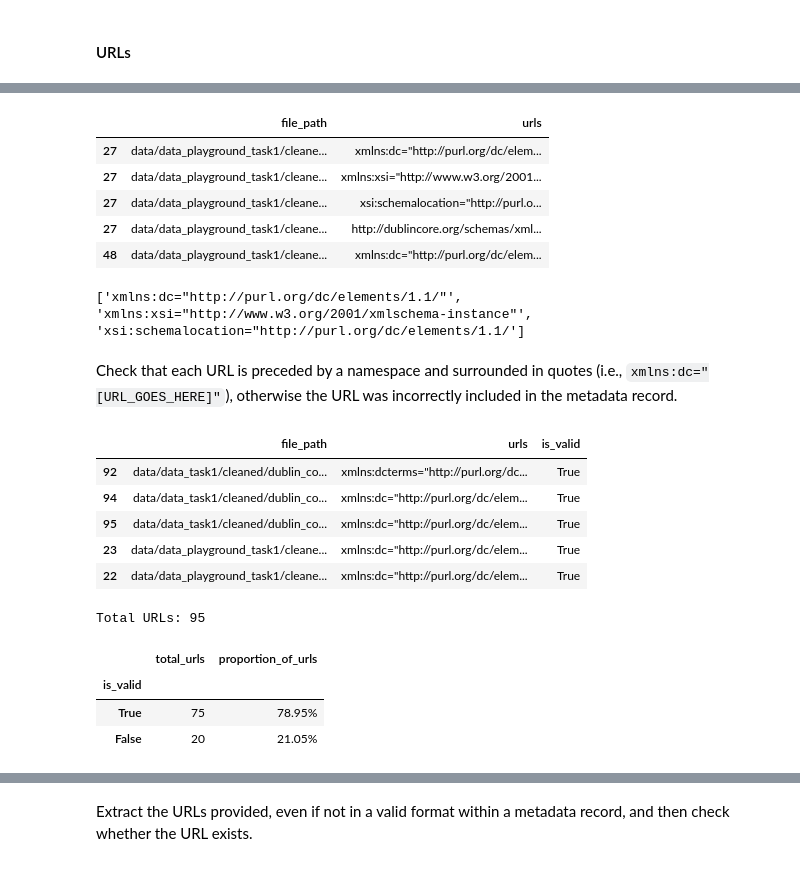
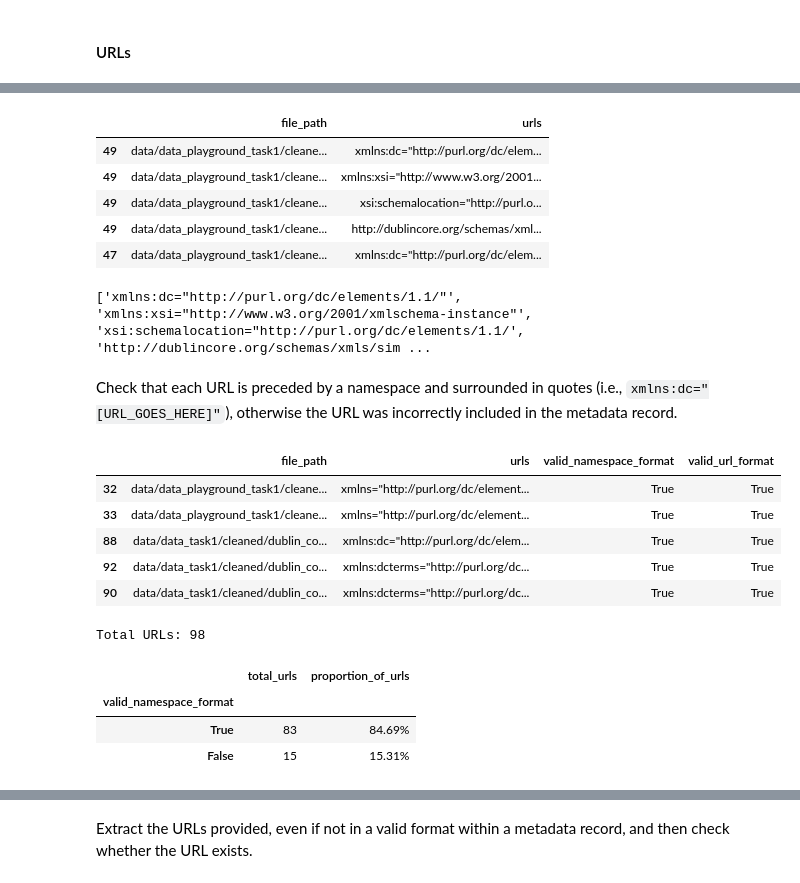
Before and after one commit to thegoose20/lada-eval, a Jupyter notebook: evaluation-completeness.ipynb, the cells around one changed output, grey strips where cells are left out. Cells and saved outputs as stored; diff of their text form; code cells hidden in the pictures.

```diff
--- a/evaluation-completeness.ipynb
+++ b/evaluation-completeness.ipynb
@@ -89,22 +86,7 @@ Total Dublin Core TXT files: 107
 # %% [markdown]
 Check for empty metadata fields.
 # %%
-empty = re.compile('<[a-z:]+>\s*</[a-z:]+>|<[a-z:]+>[a-z ]*(unknown|none|na|\"\"|\?|not specified)</[a-z:]+>|<[a-z:]+ [a-z\="]+>[a-z ]*(unknown|none|na|\"\"|\?|\s*|not specified)</[a-z]+>')
+empty = re.compile('(<[a-z]+:[a-z]+>|<[a-z=" ]+>)((unknown|none|na|""|\?|not specified|\n|)|[^<>]+(not specified|unknown))(</[a-z]+:[a-z]+>|</[a-z]+>)')
 # %%
-files_with_empty, empty_fields_per_file, fields_per_file = [], [], []
-for file_path in dublin_file_paths:
-    with open(file_path, "r") as f:
-        f_string = f.read().lower()
-        # Look for empty fields in the file
-        is_empty = re.finditer(empty, f_string)
-        # Save the empty fields, including the opening and closing tags and any text in between
-        empty_fields = [field[0] for field in is_empty]
-        fields_per_file += [empty_fields]
-        # Save the file path to the XML version of the file
-        file_path.replace(".txt", ".xml")
-        files_with_empty += [file_path]
-        # Save the number of empty fields in the file
-        empty_fields_per_file += [len(empty_fields)]
-        f.close()
-print(sum(empty_fields_per_file), "empty field(s) in", len(files_with_empty), "files found.")
+files_with_empty, empty_fields_per_file, fields_per_file = utils.findEmptyFields(empty, dublin_file_paths)
 # %% [output]
@@ -309,5 +322,5 @@ Check that URLs are well-formed and that they exist.
 # %%
-url_pattern = re.compile('[a-z]+:[a-z]+=[^>]+( [^>])*(?=>)')
+url_pattern = re.compile('([a-z]+ns:[a-z]+|[a-z]+ns)=[^>]+( [^>])*(?=>)')
 # %%
 # Find all the URLs
 files_with_urls, url_count_per_file, urls_per_file = [], [], []
@@ -359,17 +369,18 @@ url_df_exploded = url_df.explode("urls").drop(columns=["url_count"])
 url_df_exploded.head()
 # %% [output]
 |  | file_path | urls |
-| 27 | data/data_playground_task1/cleane... | xmlns:dc="http://purl.org/dc/elem... |
-| 27 | data/data_playground_task1/cleane... | xmlns:xsi="http://www.w3.org/2001... |
-| 27 | data/data_playground_task1/cleane... | xsi:schemalocation="http://purl.o... |
-| 27 | data/data_playground_task1/cleane... | http://dublincore.org/schemas/xml... |
-| 48 | data/data_playground_task1/cleane... | xmlns:dc="http://purl.org/dc/elem... |
+| 49 | data/data_playground_task1/cleane... | xmlns:dc="http://purl.org/dc/elem... |
+| 49 | data/data_playground_task1/cleane... | xmlns:xsi="http://www.w3.org/2001... |
+| 49 | data/data_playground_task1/cleane... | xsi:schemalocation="http://purl.o... |
+| 49 | data/data_playground_task1/cleane... | http://dublincore.org/schemas/xml... |
+| 47 | data/data_playground_task1/cleane... | xmlns:dc="http://purl.org/dc/elem... |
 # %%
 urls = list(url_df_exploded.urls)
-print(urls[:3])
+print(urls[:10])
 # %% [output]
-['xmlns:dc="http://purl.org/dc/elements/1.1/"', 'xmlns:xsi="http://www.w3.org/2001/xmlschema-instance"', 'xsi:schemalocation="http://purl.org/dc/elements/1.1/']
+['xmlns:dc="http://purl.org/dc/elements/1.1/"', 'xmlns:xsi="http://www.w3.org/2001/xmlschema-instance"', 'xsi:schemalocation="http://purl.org/dc/elements/1.1/', 'http://dublincore.org/schemas/xmls/sim ...
 # %% [markdown]
 Check that each URL is preceded by a namespace and surrounded in quotes (i.e., `xmlns:dc="[URL_GOES_HERE]"`), otherwise the URL was incorrectly included in the metadata record.
 # %%
-correct_pattern = '[a-z]+:[a-z]+="https?://[a-z0-9\-._~:/?#@!$&\'()*+,;=%]+"'
+correct_namespace = '([a-z]+ns:[a-z]+|[a-z]+ns)="https?://[a-z0-9\-._~:/?#@!$&\'()*+,;=%]+"'
+correct_url = 'https?://[a-z0-9\-._~:/?#@!$&\'()*+,;=%]+'
@@ -376,32 +390,39 @@ correct_pattern = '[a-z]+:[a-z]+="https?://[a-z0-9\-._~:/?#@!$&\'()*+,;=%]+"'
 # %%
-is_valid = []
+valid_namespace, valid_url = [], []
 for url in urls:
-    if re.match(correct_pattern, url):
-        is_valid += [True]
+    if re.match(correct_namespace, url):
+        valid_namespace += [True]
     else:
-        is_valid += [False]
-url_df_exploded.insert(len(url_df_exploded.columns), "is_valid", is_valid)
+        valid_namespace += [False]
+
+    if re.search(correct_url, url):
+        valid_url += [True]
+    else:
+        valid_url += [False]
+
+url_df_exploded.insert(len(url_df_exploded.columns), "valid_namespace_format", valid_namespace)
+url_df_exploded.insert(len(url_df_exploded.columns), "valid_url_format", valid_url)
 url_df_exploded.tail()
 # %% [output]
-|  | file_path | urls | is_valid |
-| 92 | data/data_task1/cleaned/dublin_co... | xmlns:dcterms="http://purl.org/dc... | True |
-| 94 | data/data_task1/cleaned/dublin_co... | xmlns:dc="http://purl.org/dc/elem... | True |
-| 95 | data/data_task1/cleaned/dublin_co... | xmlns:dc="http://purl.org/dc/elem... | True |
-| 23 | data/data_playground_task1/cleane... | xmlns:dc="http://purl.org/dc/elem... | True |
-| 22 | data/data_playground_task1/cleane... | xmlns:dc="http://purl.org/dc/elem... | True |
+|  | file_path | urls | valid_namespace_format | valid_url_format |
+| 32 | data/data_playground_task1/cleane... | xmlns="http://purl.org/dc/element... | True | True |
+| 33 | data/data_playground_task1/cleane... | xmlns="http://purl.org/dc/element... | True | True |
+| 88 | data/data_task1/cleaned/dublin_co... | xmlns:dc="http://purl.org/dc/elem... | True | True |
+| 92 | data/data_task1/cleaned/dublin_co... | xmlns:dcterms="http://purl.org/dc... | True | True |
+| 90 | data/data_task1/cleaned/dublin_co... | xmlns:dcterms="http://purl.org/dc... | True | True |
 # %%
 total_urls = url_df_exploded.shape[0]
 print("Total URLs:", total_urls)
 # %% [output]
-Total URLs: 95
+Total URLs: 98
 # %%
-url_status = pd.DataFrame(url_df_exploded.is_valid.value_counts()).rename(columns={"count":"total_urls"})
+url_status = pd.DataFrame(url_df_exploded.valid_namespace_format.value_counts()).rename(columns={"count":"total_urls"})
 proportions = (url_status[["total_urls"]]/total_urls).values
 percentages = [f"{proportion[0]*100:.2f}%" for proportion in proportions]
 url_status.insert(len(url_status.columns), "proportion_of_urls", percentages)
 url_status
 # %% [output]
 |  | total_urls | proportion_of_urls |
-| is_valid |  |  |
-| True | 75 | 78.95% |
-| False | 20 | 21.05% |
+| valid_namespace_format |  |  |
+| True | 83 | 84.69% |
+| False | 15 | 15.31% |
```
Also changed, not shown: parts of 52 cells of this notebook, 1 other file.
